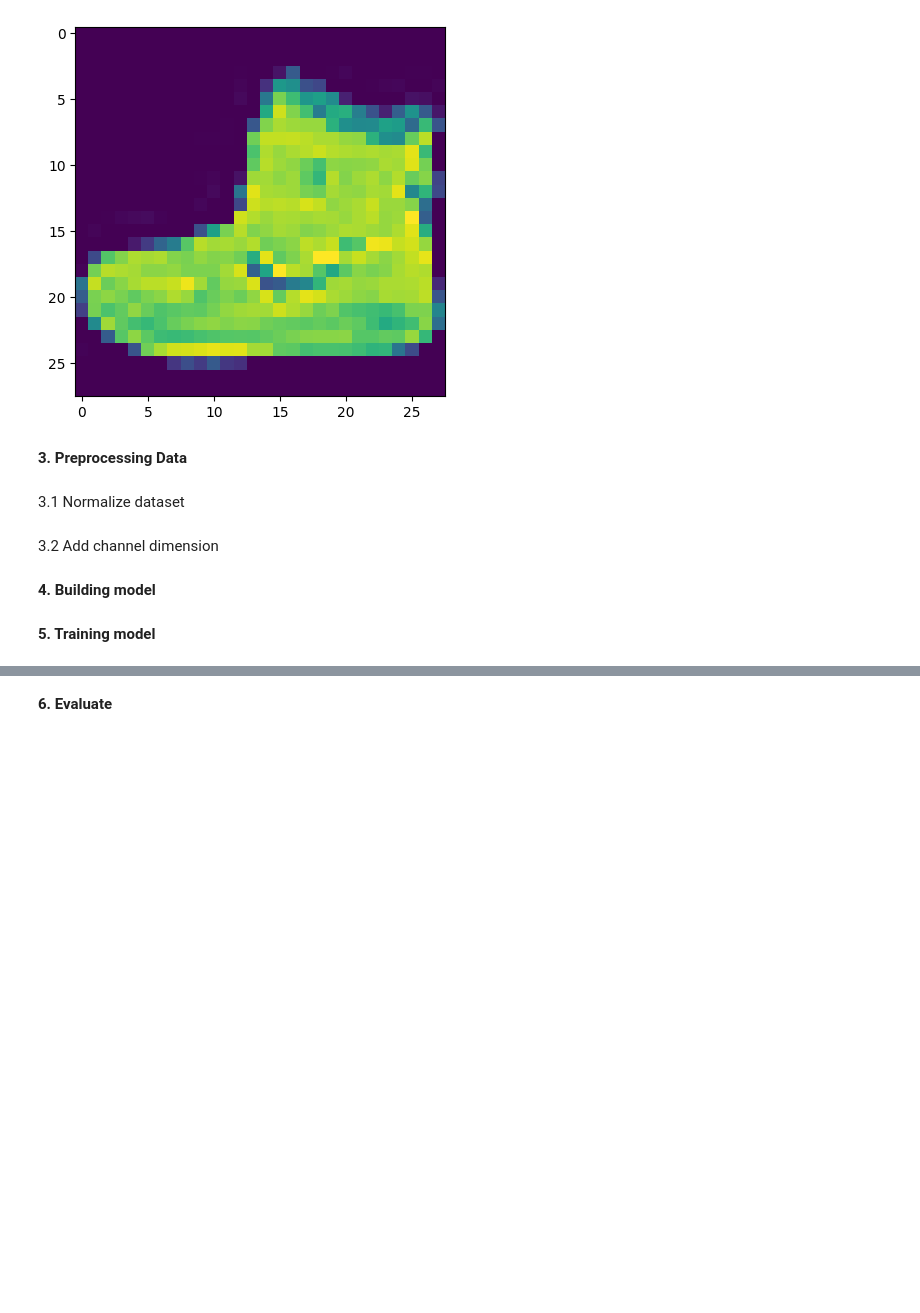
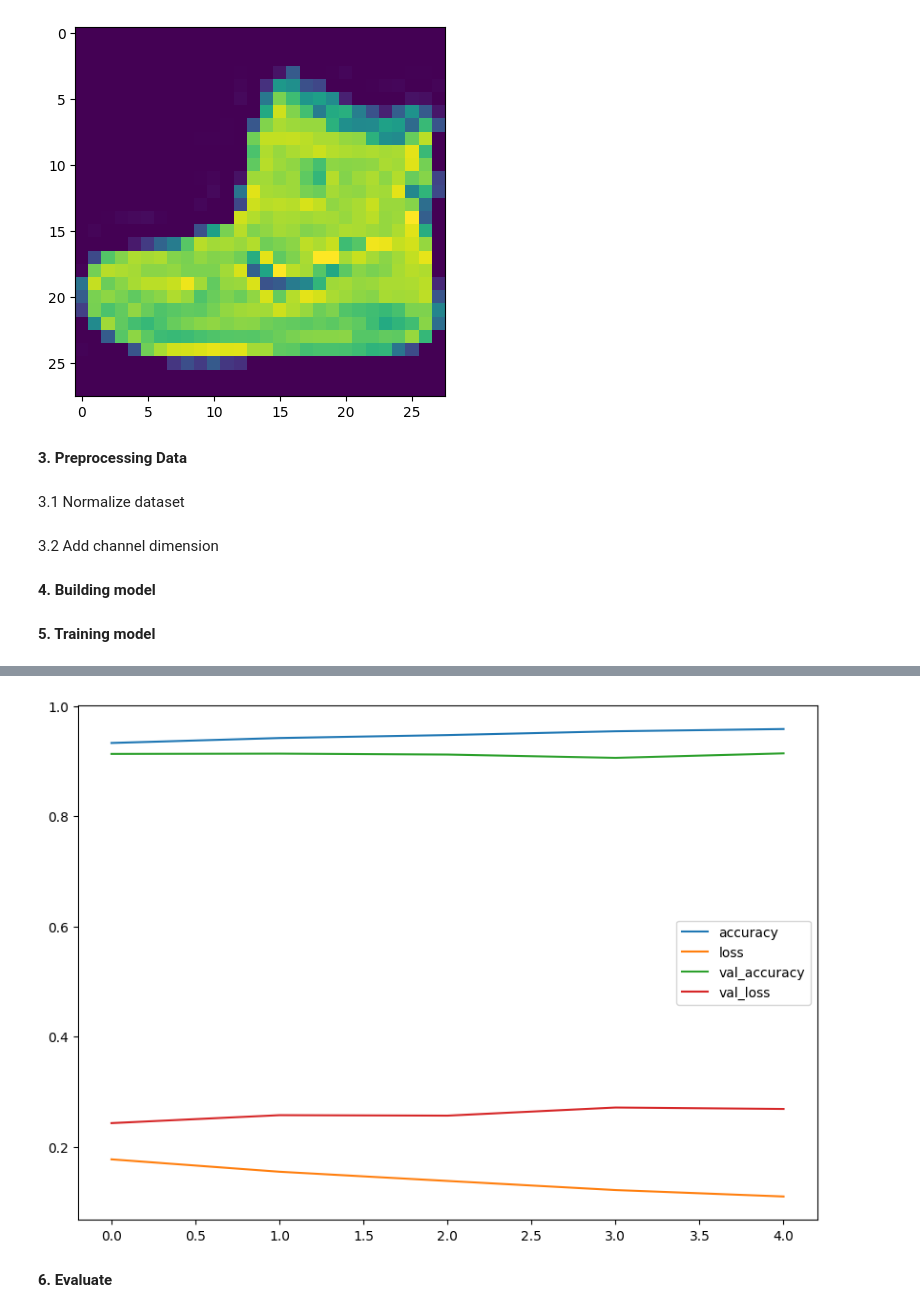
Before and after one commit to matcze/image_classifier, a Jupyter notebook: model_tensorflow/fashion_mnist.ipynb, the cells around one changed output, grey strips where cells are left out. Cells and saved outputs as stored; diff of their text form; code cells hidden in the pictures; blank space fills up the shorter version.

```diff
--- a/model_tensorflow/fashion_mnist.ipynb
+++ b/model_tensorflow/fashion_mnist.ipynb
@@ -109,7 +110,7 @@ model.summary()
 # %% [markdown]
 **5. Training model**
 # %%
-model.fit(
+history = model.fit(
     x_train,
     y_train,
     epochs=5,
@@ -130,3 +130,7 @@ Epoch 5/5
+# %%
+pd.DataFrame(history.history).plot(figsize=(10, 7));
+# %% [output]
+[figure, added]
 # %% [markdown]
 **6. Evaluate**
 # %%
```
Also changed, not shown: parts of 4 cells of this notebook.
